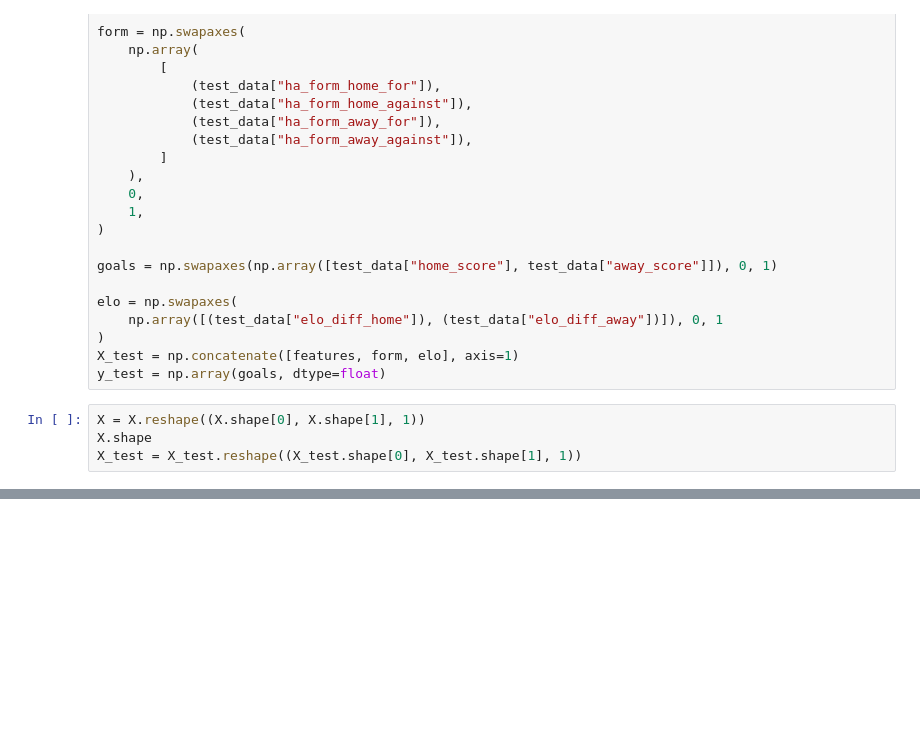
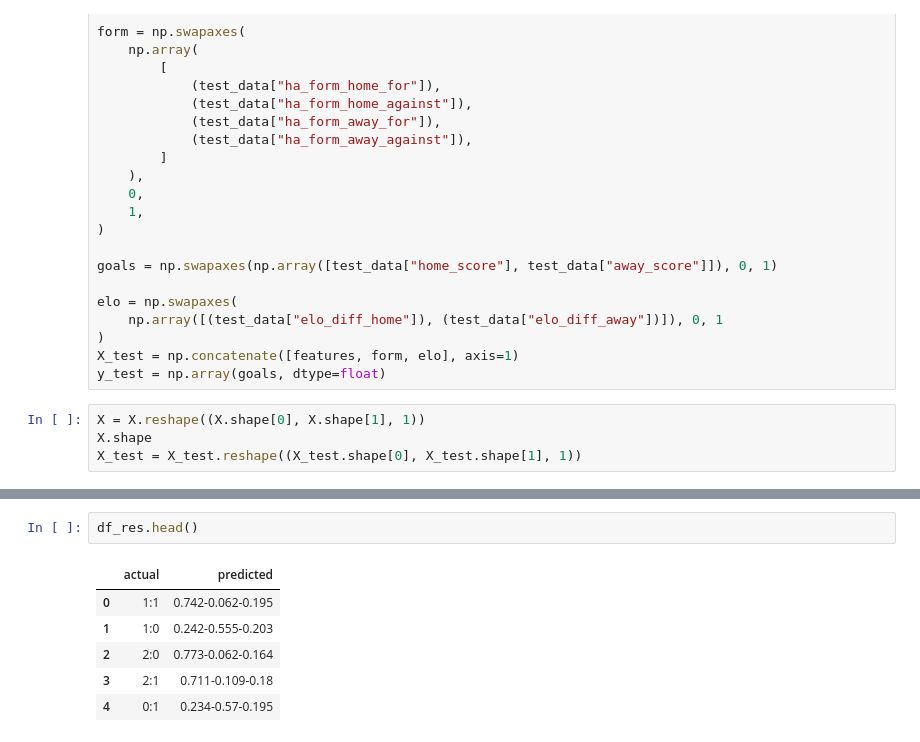
Before and after one commit to s-morten/packing-report, a Jupyter notebook: xT-impact/dnn/nn_lstm.ipynb, the cells around one changed output, grey strips where cells are left out. Cells and saved outputs as stored; diff of their text form; blank space fills up the shorter version.

```diff
--- a/xT-impact/dnn/nn_lstm.ipynb
+++ b/xT-impact/dnn/nn_lstm.ipynb
@@ -149,0 +324,9 @@ Epoch 50/50
+# %%
+df_res.head()
+# %% [output]
+|  | actual | predicted |
+| 0 | 1:1 | 0.742-0.062-0.195 |
+| 1 | 1:0 | 0.242-0.555-0.203 |
+| 2 | 2:0 | 0.773-0.062-0.164 |
+| 3 | 2:1 | 0.711-0.109-0.18 |
+| 4 | 0:1 | 0.234-0.57-0.195 |
```
Also changed, not shown: parts of 26 cells of this notebook, 2 other files.
